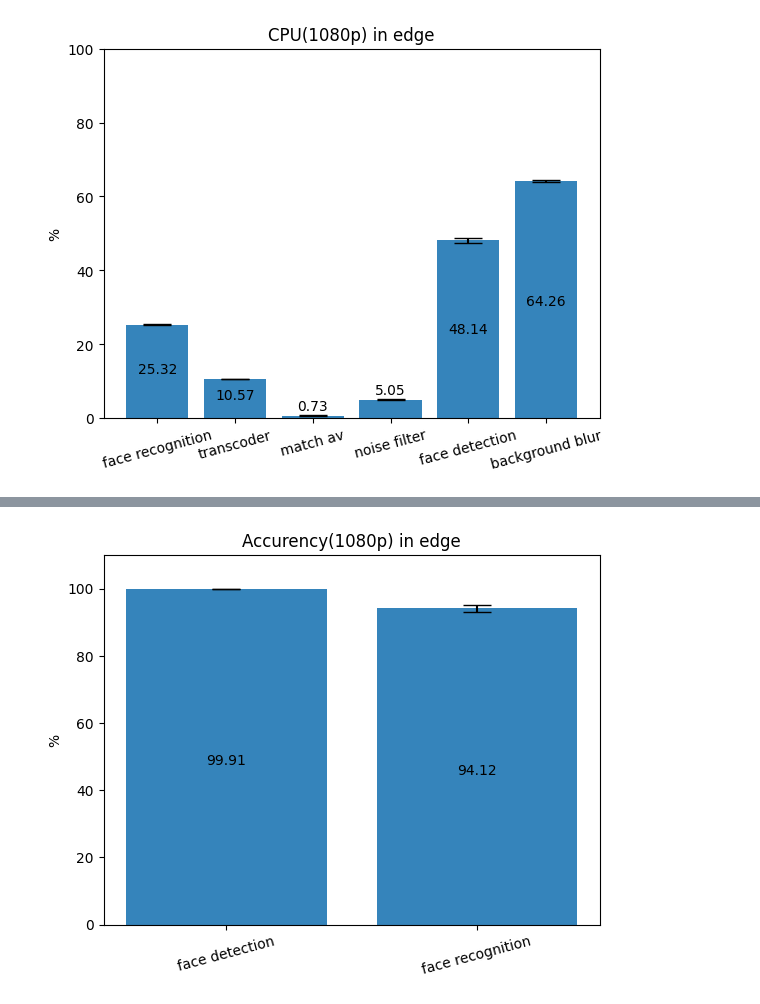
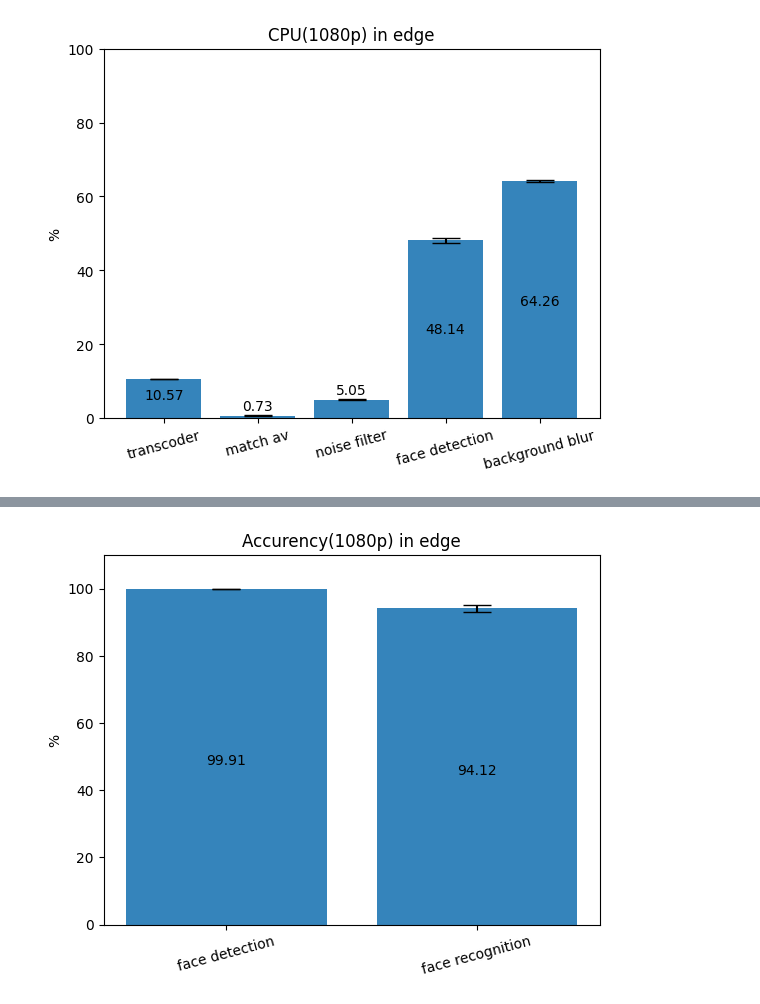
Before and after one commit to hctung57/Streaming-SFC, a Jupyter notebook: vclassCaculation/results/28_3_2023_23h13/edge_handle_nfv_1080.ipynb, the cells around one changed output, grey strips where cells are left out. Cells and saved outputs as stored; diff of their text form; code cells hidden in the pictures.

```diff
--- a/vclassCaculation/results/28_3_2023_23h13/edge_handle_nfv_1080.ipynb
+++ b/vclassCaculation/results/28_3_2023_23h13/edge_handle_nfv_1080.ipynb
@@ -205,29 +205,29 @@ ram_noise_reduction_std=np.std(average_ram_noise_reduction)
 cpu_noise_reduction_std=np.std(average_cpu_noise_reduction)
 # %%
 # CPU in cloud
-data = [cpu_face_recognition_mean, cpu_transcoder_mean,
-        cpu_match_av_mean, cpu_noise_reduction_mean, cpu_face_detection_mean, cpu_background_blur_mean]
-error = [cpu_face_recognition_std, cpu_transcoder_std,
-         cpu_match_av_std, cpu_noise_reduction_std, cpu_face_detection_std, cpu_background_blur_std]
-state = ["face recognition", "transcoder", "match av",
-         "noise filter", "face detection", "background blur"]
+data = [cpu_transcoder_mean, cpu_match_av_mean, cpu_noise_reduction_mean,
+        cpu_face_detection_mean, cpu_background_blur_mean]
+error = [cpu_transcoder_std, cpu_match_av_std, cpu_noise_reduction_std,
+         cpu_face_detection_std, cpu_background_blur_std]
+state = ["transcoder", "match av", "noise filter",
+         "face detection", "background blur"]
 fig1, ax1 = plot.subplots()
 x_pos = x_pos = np.arange(len(state))
 ax1.bar(x_pos, data, yerr=error, align='center',
         alpha=0.9, ecolor='black', capsize=10)
 ax1.set_title('CPU(1080p) in edge')
 ax1.set_ylabel("%")
-plot.xticks(rotation = 15)
-ax1.set_ylim(0,100)
+plot.xticks(rotation=15)
+ax1.set_ylim(0, 100)
 ax1.set_xticks(x_pos)
 ax1.set_xticklabels(state)
 for i, v in enumerate(data):
     if v > 10:
-        ax1.text(i, v/2-(v/2)*0.05, str(round(v,2)), ha='center')
+        ax1.text(i, v/2-(v/2)*0.05, str(round(v, 2)), ha='center')
     else:
-        ax1.text(i, v+1.5, str(round(v,2)), ha='center')
+        ax1.text(i, v+1.5, str(round(v, 2)), ha='center')
 plot.show()
 # %% [output]
-[figure, old version]
+[figure, new version]
 # %%
 # RAM in cloud
```
Also changed, not shown: parts of 4 cells of this notebook, 7 other files.
